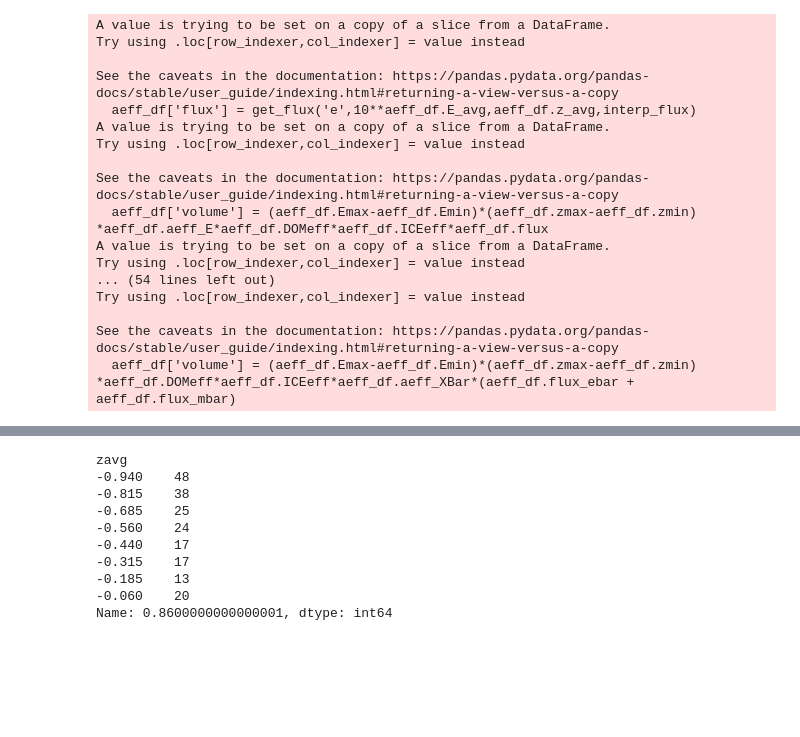
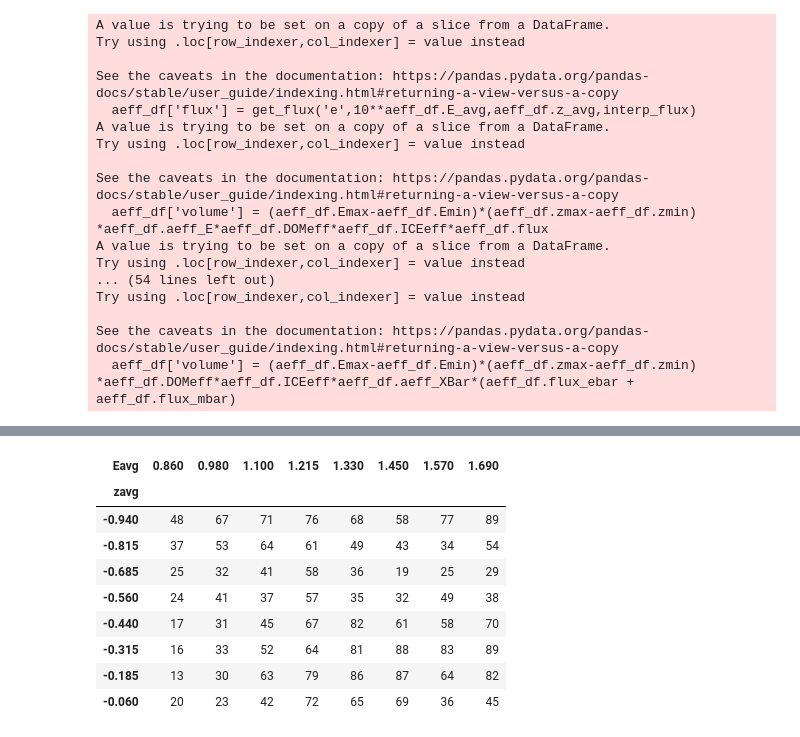
Before and after one commit to Sjoeborg/thesis, a Jupyter notebook: notebooks/DC/inspectDataDC.ipynb, the cells around one changed output, grey strips where cells are left out. Saved outputs shown, nothing was run; the diff lists cells and outputs as text; code cells hidden in the pictures; blank space fills up the shorter version.

```diff
--- a/notebooks/DC/inspectDataDC.ipynb
+++ b/notebooks/DC/inspectDataDC.ipynb
@@ -113,13 +170,13 @@ MC_list = get_DC_MC()
 # %%
-DC2015_event_data().events.iloc[:,0]
+DC2015_event_data().events - DC2015_event_data().background
 # %% [output]
-zavg
--0.940    48
--0.815    38
--0.685    25
--0.560    24
--0.440    17
--0.315    17
--0.185    13
--0.060    20
-Name: 0.8600000000000001, dtype: int64
+| Eavg | 0.860 | 0.980 | 1.100 | 1.215 | 1.330 | 1.450 | 1.570 | 1.690 |
+| zavg |  |  |  |  |  |  |  |  |
+| -0.940 | 48 | 67 | 71 | 76 | 68 | 58 | 77 | 89 |
+| -0.815 | 37 | 53 | 64 | 61 | 49 | 43 | 34 | 54 |
+| -0.685 | 25 | 32 | 41 | 58 | 36 | 19 | 25 | 29 |
+| -0.560 | 24 | 41 | 37 | 57 | 35 | 32 | 49 | 38 |
+| -0.440 | 17 | 31 | 45 | 67 | 82 | 61 | 58 | 70 |
+| -0.315 | 16 | 33 | 52 | 64 | 81 | 88 | 83 | 89 |
+| -0.185 | 13 | 30 | 63 | 79 | 86 | 87 | 64 | 82 |
+| -0.060 | 20 | 23 | 42 | 72 | 65 | 69 | 36 | 45 |
```
Also changed, not shown: parts of 11 cells of this notebook, 58 other files.
